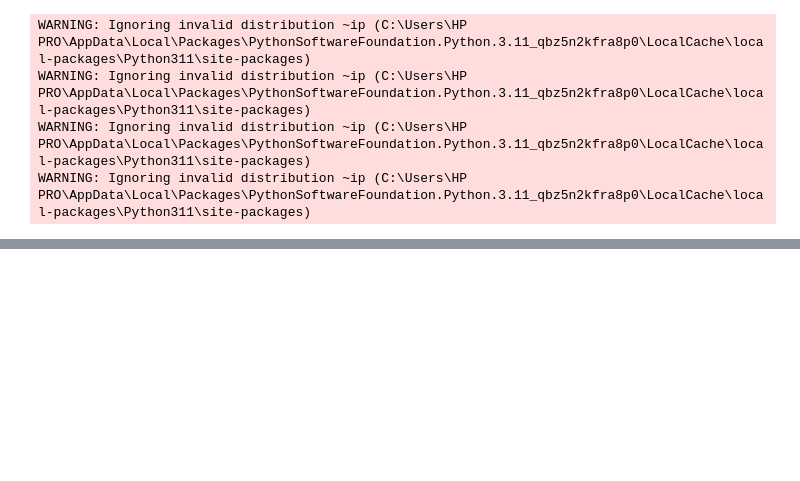
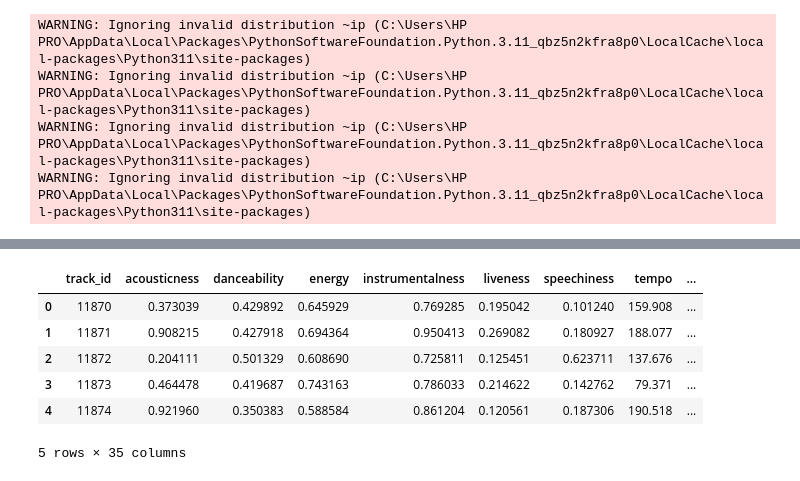
Before and after one commit to khola22/Supervised_Challenge, a Jupyter notebook: Task1fz.ipynb, the cells around one changed output, grey strips where cells are left out. Saved outputs shown, nothing was run; the diff lists cells and outputs as text; code cells hidden in the pictures; blank space fills up the shorter version.

```diff
--- a/Task1fz.ipynb
+++ b/Task1fz.ipynb
@@ -76,3 +103,13 @@ df = pd.read_csv('data/tracks_spectral_reduced.csv')
+# %%
+df.head()
+# %% [output]
+|  | track_id | acousticness | danceability | energy | instrumentalness | liveness | speechiness | tempo | ... |
+| 0 | 11870 | 0.373039 | 0.429892 | 0.645929 | 0.769285 | 0.195042 | 0.101240 | 159.908 | ... |
+| 1 | 11871 | 0.908215 | 0.427918 | 0.694364 | 0.950413 | 0.269082 | 0.180927 | 188.077 | ... |
+| 2 | 11872 | 0.204111 | 0.501329 | 0.608690 | 0.725811 | 0.125451 | 0.623711 | 137.676 | ... |
+| 3 | 11873 | 0.464478 | 0.419687 | 0.743163 | 0.786033 | 0.214622 | 0.142762 | 79.371 | ... |
+| 4 | 11874 | 0.921960 | 0.350383 | 0.588584 | 0.861204 | 0.120561 | 0.187306 | 190.518 | ... |
+5 rows × 35 columns
 # %%
 print(f"Shape initiale: {df.shape}")
 print(f"\nValeurs manquantes par colonne:\n{df.isnull().sum()}")
```
Also changed, not shown: parts of 17 cells of this notebook.
